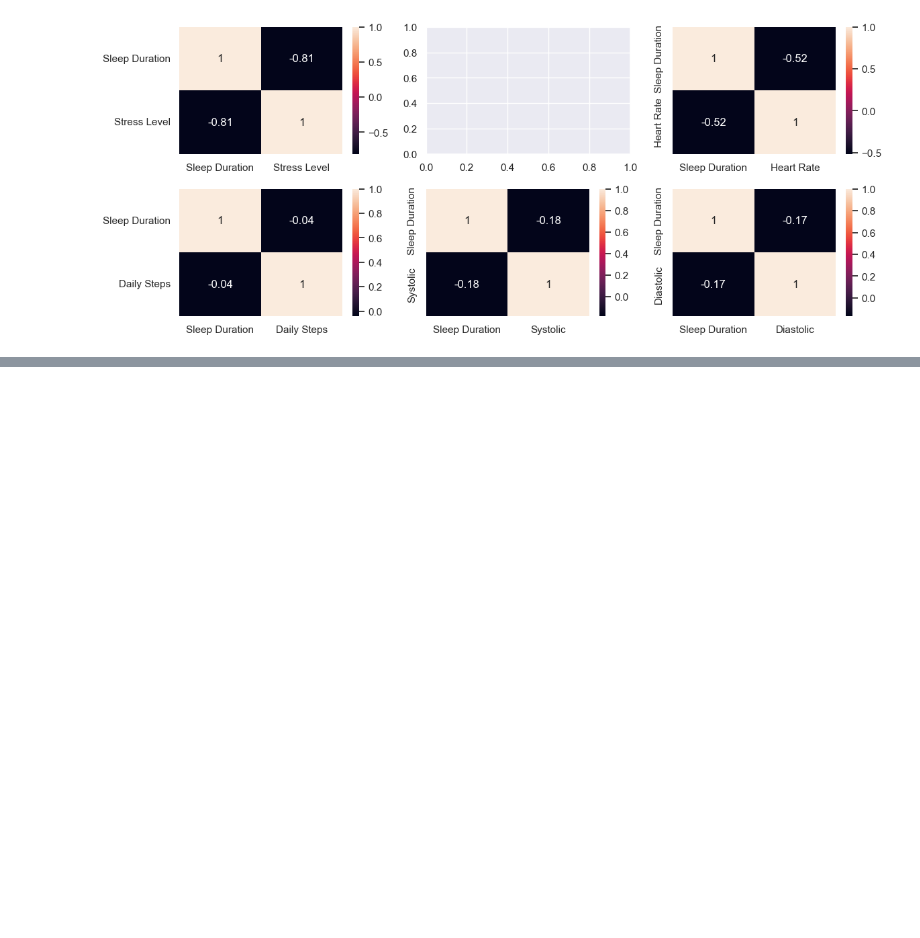
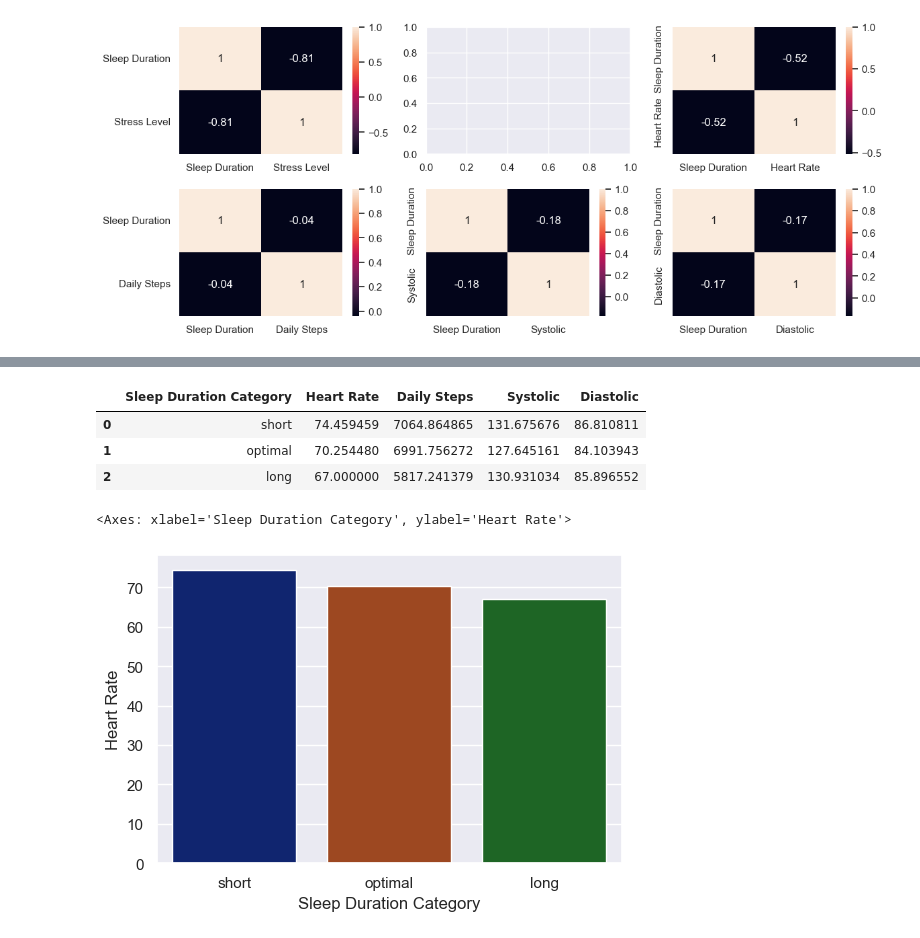
Before and after one commit to RussDai/Projects, a Jupyter notebook: 02_Data_Visuallization/03_Sleep Health and Lifestyle/data_preparation.ipynb, the cells around one changed output, grey strips where cells are left out. Cells and saved outputs as stored; diff of their text form; code cells hidden in the pictures; blank space fills up the shorter version.

```diff
--- a/02_Data_Visuallization/03_Sleep Health and Lifestyle/data_preparation.ipynb
+++ b/02_Data_Visuallization/03_Sleep Health and Lifestyle/data_preparation.ipynb
@@ -593,0 +664,14 @@ plt.show()
+# %%
+gp= data.groupby(by= "Sleep Duration Category")[["Heart Rate", "Daily Steps", "Systolic", "Diastolic"]].mean().reset_index()
+gp
+# %% [output]
+|  | Sleep Duration Category | Heart Rate | Daily Steps | Systolic | Diastolic |
+| 0 | short | 74.459459 | 7064.864865 | 131.675676 | 86.810811 |
+| 1 | optimal | 70.254480 | 6991.756272 | 127.645161 | 84.103943 |
+| 2 | long | 67.000000 | 5817.241379 | 130.931034 | 85.896552 |
+# %%
+plt.figure(figsize=(6, 4))
+sns.barplot(data= gp, x= "Sleep Duration Category", y= "Heart Rate", palette= "dark", hue= "Sleep Duration Category", )
+# %% [output]
+<Axes: xlabel='Sleep Duration Category', ylabel='Heart Rate'>
+[figure, added]
```
Also changed, not shown: parts of 20 cells of this notebook, 2 other files.
